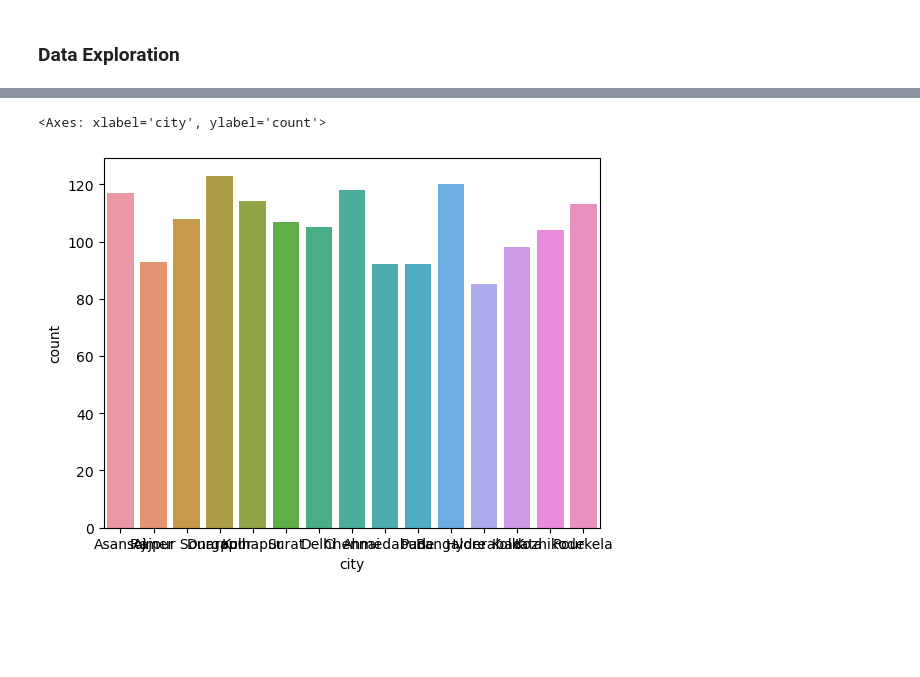
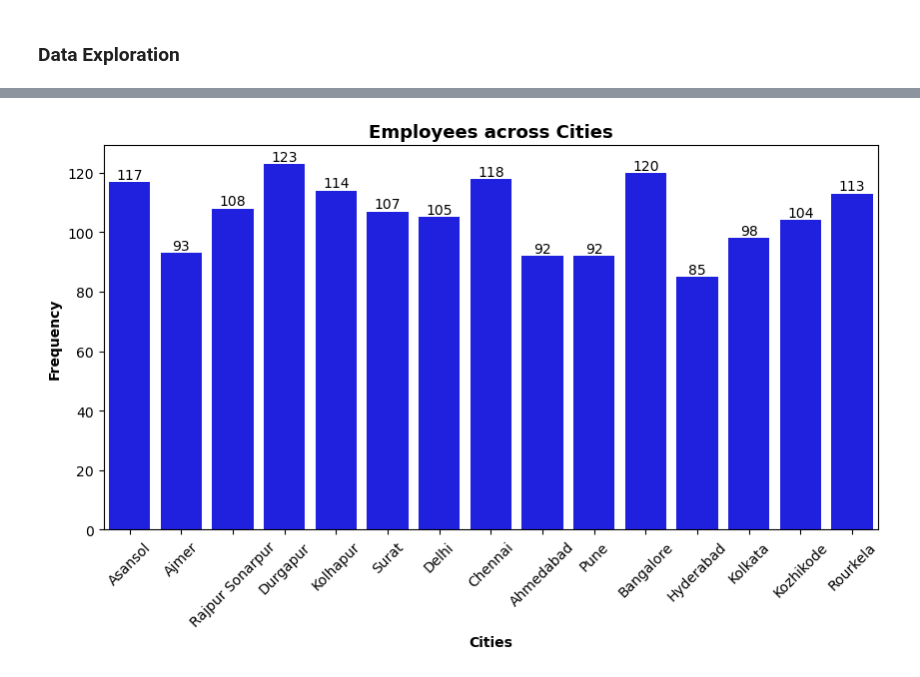
Before and after one commit to lavkushsingh31/Data_Science_Machine_Learning_Projects, a Jupyter notebook: Course Project - Salary Prediction of New Hire Employees/Course Project - Salary Prediction for Hiring New Employees.ipynb, the cells around one changed output, grey strips where cells are left out. Saved outputs shown, nothing was run; the diff lists cells and outputs as text; code cells hidden in the pictures; blank space fills up the shorter version.

Commit message:
added code for data exploration

```diff
--- a/Course Project - Salary Prediction of New Hire Employees/Course Project - Salary Prediction for Hiring New Employees.ipynb
+++ b/Course Project - Salary Prediction of New Hire Employees/Course Project - Salary Prediction for Hiring New Employees.ipynb
@@ -208,2 +198,0 @@ india.cities.lookup('Durgapur')
-# %%
-emp_data['state'] = emp_data['city'].apply(lambda x: india.cities.lookup(x).state if india.cities.lookup(x) is not None else "NA")
@@ -230,0 +199,17 @@ emp_data.head()
+# %%
+def read_state(city):
+    """
+    Convert cities and returns the corresponding Indian state
+    """
+    indian_states = ("Andhra Pradesh","Arunachal Pradesh ","Assam","Bihar","Chhattisgarh","Goa","Gujarat","Haryana","Himachal Pradesh","Jammu and Kashmir","Jharkhand","Karnataka","Kerala","Madhya Pradesh","Maharashtra","Manipur","Meghalaya","Mizoram","Nagaland","Odisha","Punjab","Rajasthan","Sikkim","Tamil Nadu","Telangana","Tripura","Uttar Pradesh","Uttarakhand","West Bengal","Andaman and Nicobar Islands","Chandigarh","Dadra and Nagar Haveli","Daman and Diu","Lakshadweep","New Delhi","Delhi","Puducherry")
+
+    geolocator = Nominatim(user_agent="google") #user agent can be any user agent
+    location = geolocator.geocode(city, language="en",  timeout=None) #specified the language as some countries are in other lanaguages
+    result = location.address.split(',') #split the string based on comma and return the state element
+
+    for res in result:
+        if res.strip() in indian_states:
+            print("State found!")
+            return res.strip()
+    print("State not found!")
+    return "NA"
@@ -230,0 +234,2 @@ emp_data.head()
+# %%
+emp_data['state'] = emp_data['city'].apply(lambda x: read_state(x))
@@ -248,5 +292,11 @@ Name: college, Length: 66, dtype: int64
 # %%
-sns.countplot(x = 'city', data = emp_data)
+plt.figure(figsize=(10,5))
+ax = sns.countplot( x = 'city' , data = emp_data, color = 'blue')
+ax.bar_label(ax.containers[0])
+plt.xticks(rotation=45)
+plt.title('Employees across Cities', fontsize = 13, fontweight="bold")
+plt.xlabel('Cities', fontweight="bold")
+plt.ylabel('Frequency', fontweight="bold")
+plt.show()
 # %% [output]
-<Axes: xlabel='city', ylabel='count'>
-[figure, old version]
+[figure, new version]
```
Also changed, not shown: parts of 30 cells of this notebook.
